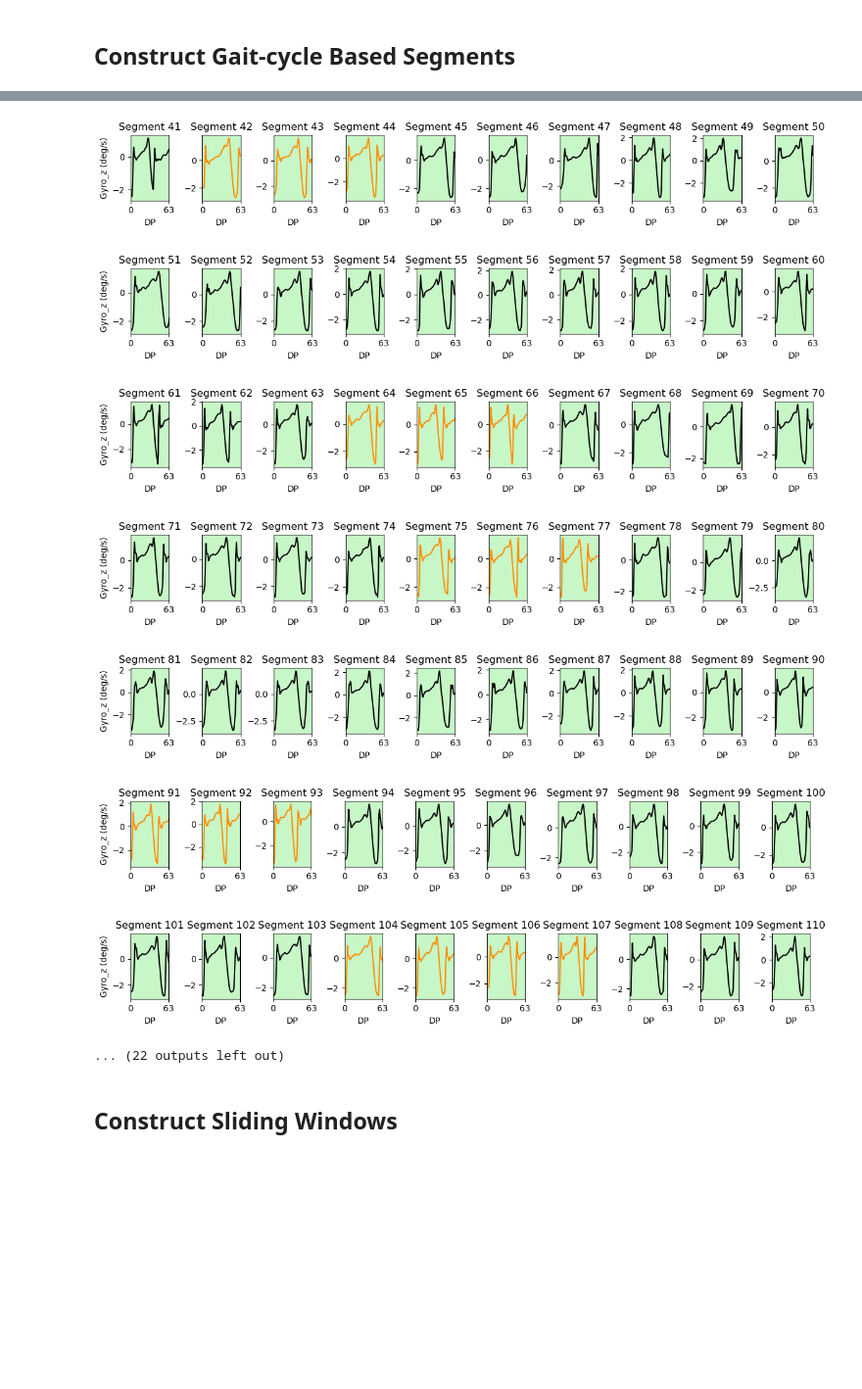
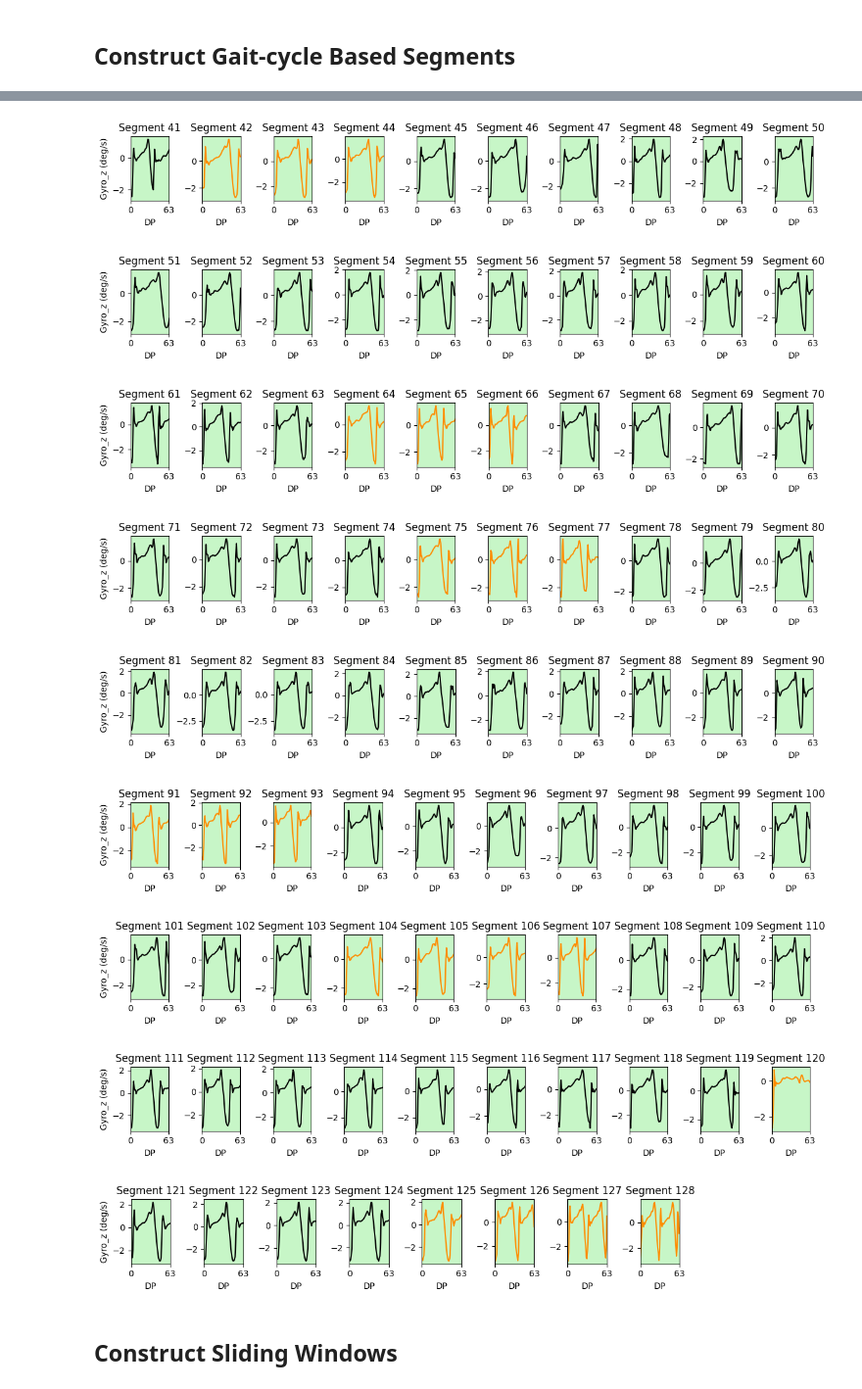
Before and after one commit to ShaoYurui/Gait-Cycle-Based-Apporach-for-FoG-Prediction, a Jupyter notebook: main.ipynb, the cells around one changed output, grey strips where cells are left out. Shown at 98% size. Cells and saved outputs as stored; diff of their text form; code cells hidden in the pictures; blank space fills up the shorter version.

```diff
--- a/main.ipynb
+++ b/main.ipynb
@@ -16,5 +16,5 @@ database.normalize_features()
 # %%
 # Construct and plot gait-cycle based segments
 gaitSegments, gaitSegmentsLabel = database.get_segs_and_labels(segmentLength=64)
-database.plot_gaitSegments()
+database.patients[0].trails[0].plot_gaitSegments()
 # %% [output]
@@ -22,15 +21,16 @@ Plotting Gait-Cycle Based Segments for Patient ID: 007, Trail ID: task_1.txt
 [figure]
 [figure]
 [figure]
 [figure]
 [figure]
 [figure]
 [figure]
 [figure]
 [figure]
 [figure]
 [figure]
-... (22 outputs left out)
+[figure, added]
+[figure, added]
 # %% [markdown]
 ## Construct Sliding Windows
 # %%
```
Also changed, not shown: parts of 2 cells of this notebook.
